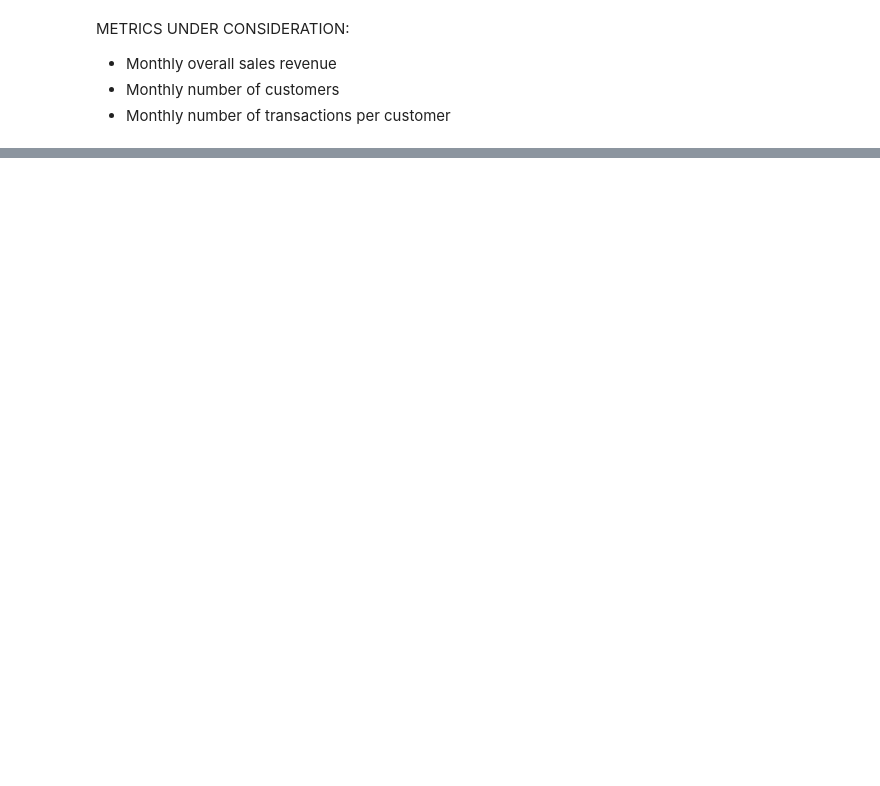
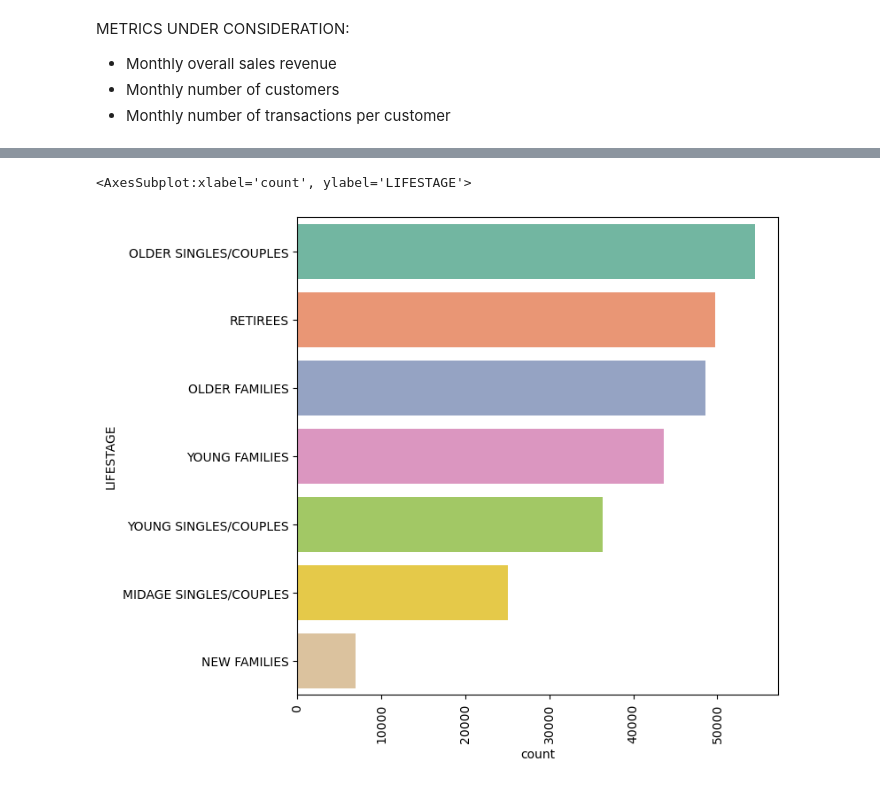
Before and after one commit to Temitope-odeyemi/Quantium, a Jupyter notebook: EDA Quatium.ipynb, the cells around one changed output, grey strips where cells are left out. Cells and saved outputs as stored; diff of their text form; code cells hidden in the pictures; blank space fills up the shorter version.

```diff
--- a/EDA Quatium.ipynb
+++ b/EDA Quatium.ipynb
@@ -84,0 +112,7 @@ df.head()
+# %%
+plt.figure(figsize=(7,7))
+plt.xticks(rotation=90)
+sns.countplot(y='LIFESTAGE', data=df,order=df['LIFESTAGE'].value_counts().index, palette="Set2")
+# %% [output]
+<AxesSubplot:xlabel='count', ylabel='LIFESTAGE'>
+[figure, added]
```
Also changed, not shown: parts of 13 cells of this notebook.
